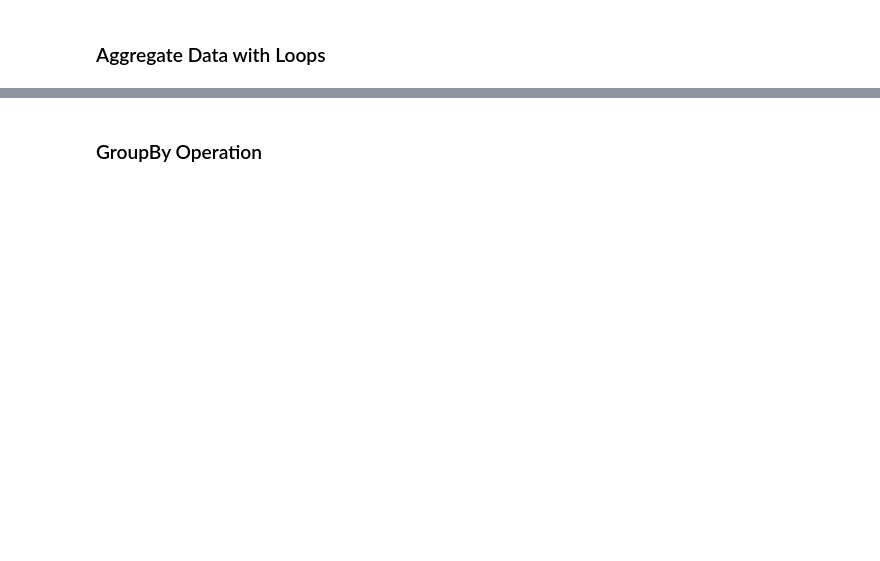
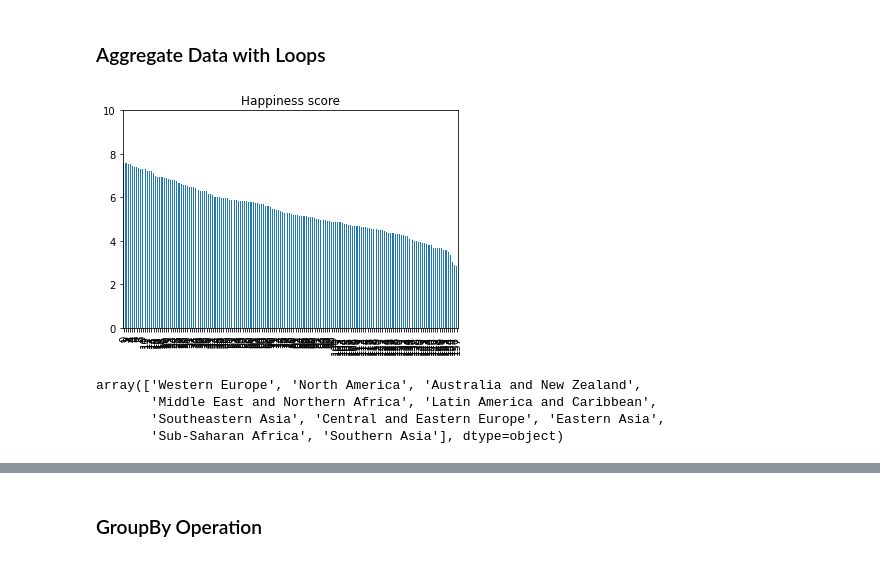
Before and after one commit to icta-tecaji/python-data-analysis-public, a Jupyter notebook: Del_08_Agregacija_združevanje_in_tranformacija_podatkov/08_Agregacija_združevanje_in_tranformacija_podatkov_CLEAN.ipynb, the cells around one changed output, grey strips where cells are left out. Saved outputs shown, nothing was run; the diff lists cells and outputs as text; code cells hidden in the pictures; blank space fills up the shorter version.

```diff
--- a/Del_08_Agregacija_združevanje_in_tranformacija_podatkov/08_Agregacija_združevanje_in_tranformacija_podatkov_CLEAN.ipynb
+++ b/Del_08_Agregacija_združevanje_in_tranformacija_podatkov/08_Agregacija_združevanje_in_tranformacija_podatkov_CLEAN.ipynb
@@ -13,2 +44,14 @@ happiness2015 = pd.read_csv('data/World_Happiness_2015.csv')
 # %% [markdown]
 ### Aggregate Data with Loops
+# %%
+happiness2015["Happiness Score"].plot(kind="bar", title="Happiness score", ylim=(0,10))
+plt.show()
+# %% [output]
+[figure, added]
+# %%
+happiness2015["Region"].unique()
+# %% [output]
+array(['Western Europe', 'North America', 'Australia and New Zealand',
+       'Middle East and Northern Africa', 'Latin America and Caribbean',
+       'Southeastern Asia', 'Central and Eastern Europe', 'Eastern Asia',
+       'Sub-Saharan Africa', 'Southern Asia'], dtype=object)
```
Also changed, not shown: parts of 17 cells of this notebook, 1 other file.
